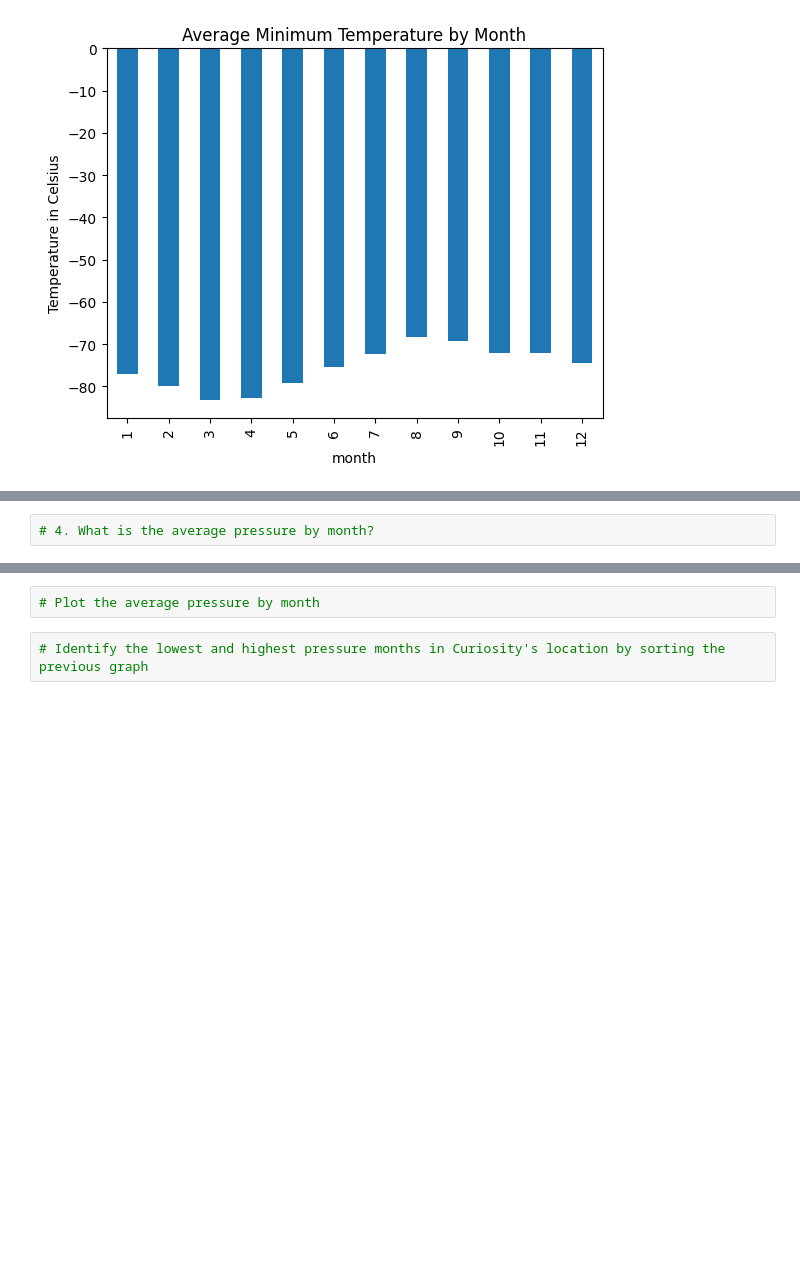
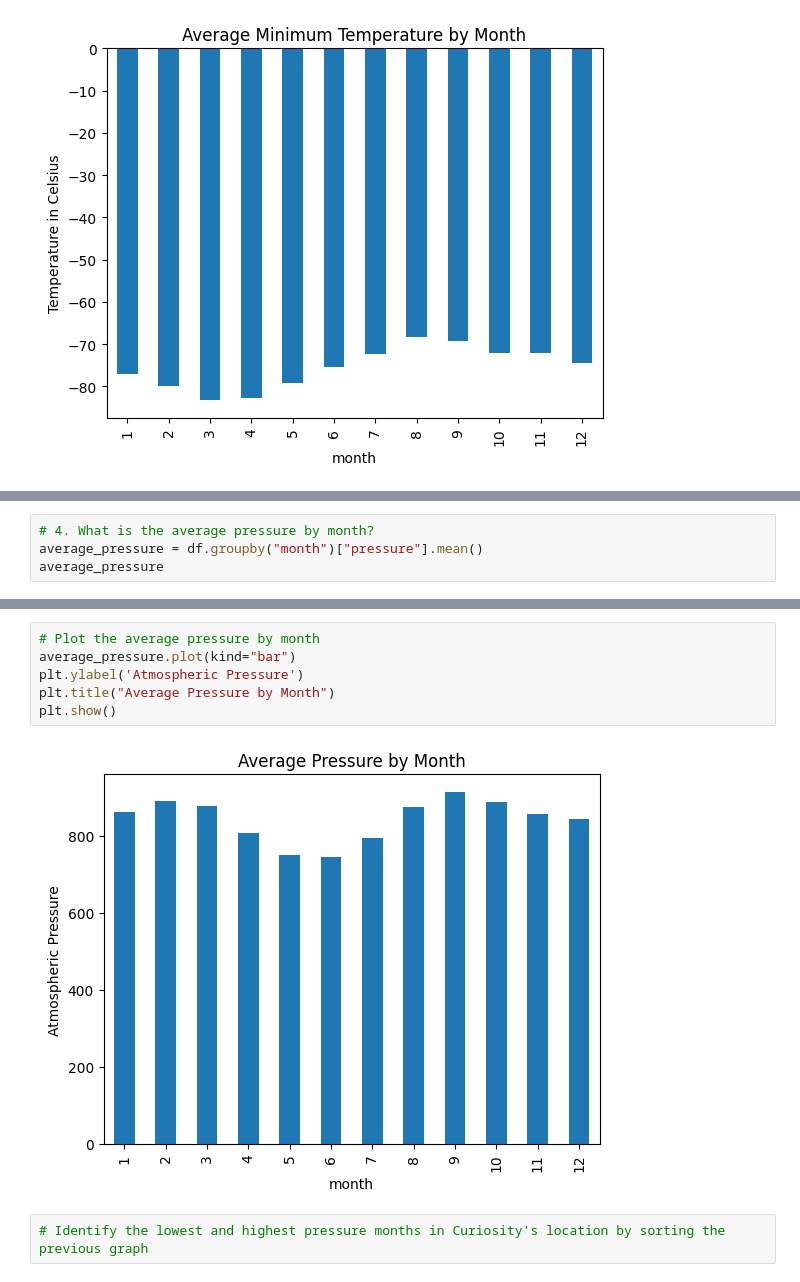
Before and after one commit to renzsupnet/soup_challenge, a Jupyter notebook: part_2_mars_weather.ipynb, the cells around one changed output, grey strips where cells are left out. Saved outputs shown, nothing was run; the diff lists cells and outputs as text; blank space fills up the shorter version.

```diff
--- a/part_2_mars_weather.ipynb
+++ b/part_2_mars_weather.ipynb
@@ -162,2 +168,4 @@ plt.show()
 # %%
 # 4. What is the average pressure by month?
+average_pressure = df.groupby("month")["pressure"].mean()
+average_pressure
@@ -164,5 +187,11 @@ plt.show()
 # %%
 # Plot the average pressure by month
+average_pressure.plot(kind="bar")
+plt.ylabel('Atmospheric Pressure')
+plt.title("Average Pressure by Month")
+plt.show()
+# %% [output]
+[figure, added]
 # %%
 # Identify the lowest and highest pressure months in Curiosity's location by sorting the previous graph
 # %%
```
Also changed, not shown: parts of 2 cells of this notebook.
